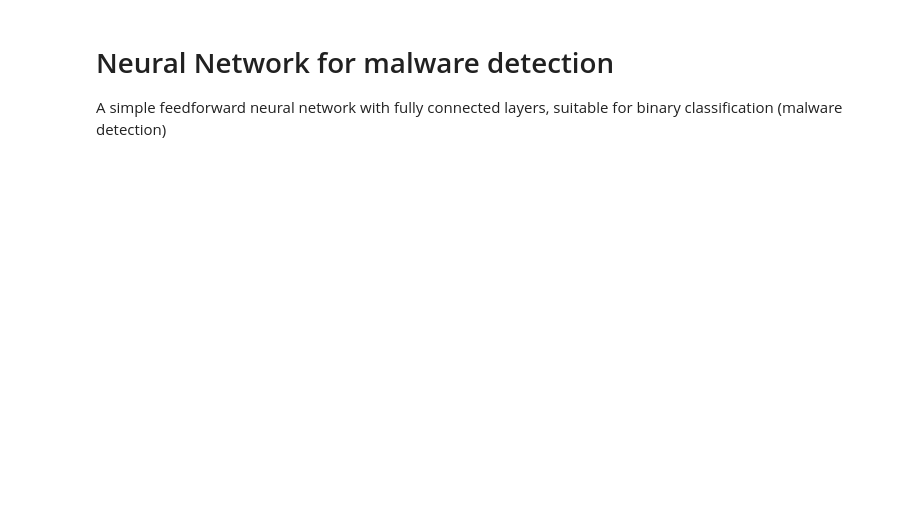
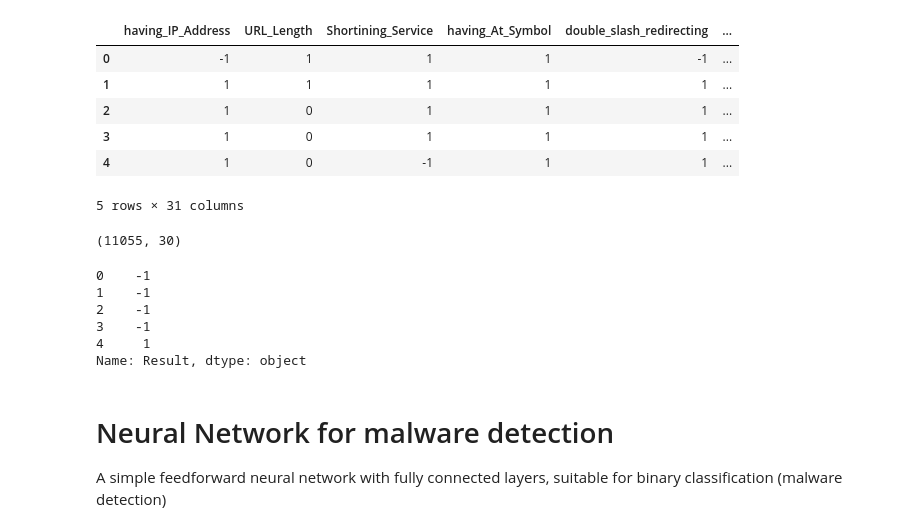
Before and after one commit to madalinaionela/Cybersecurity, a Jupyter notebook: neural_network.ipynb, the cells around one changed output. Cells and saved outputs as stored; diff of their text form; code cells hidden in the pictures; blank space fills up the shorter version.

Commit message:
aggiunto dataset nella neural network

```diff
--- a/neural_network.ipynb
+++ b/neural_network.ipynb
@@ -5,0 +110,10 @@ from torch.utils.data import DataLoader
+# %%
+import pandas as pd
+from scipy.io import arff
+
+# Carica il file .arff
+data, meta = arff.loadarff('phishing websites/Training Dataset.arff')
+
+# Crea il DataFrame
+df = pd.DataFrame(data)
+df = df.map(lambda x: x.decode() if isinstance(x, bytes) else x)
@@ -5,0 +137,10 @@ from torch.utils.data import DataLoader
+# %%
+df.head()
+# %% [output]
+|  | having_IP_Address | URL_Length | Shortining_Service | having_At_Symbol | double_slash_redirecting | ... |
+| 0 | -1 | 1 | 1 | 1 | -1 | ... |
+| 1 | 1 | 1 | 1 | 1 | 1 | ... |
+| 2 | 1 | 0 | 1 | 1 | 1 | ... |
+| 3 | 1 | 0 | 1 | 1 | 1 | ... |
+| 4 | 1 | 0 | -1 | 1 | 1 | ... |
+5 rows × 31 columns
@@ -5,0 +150,13 @@ from torch.utils.data import DataLoader
+# %%
+X.shape
+# %% [output]
+(11055, 30)
+# %%
+y.head()
+# %% [output]
+0    -1
+1    -1
+2    -1
+3    -1
+4     1
+Name: Result, dtype: object
```
Also changed, not shown: parts of 18 cells of this notebook, 4 other files.
